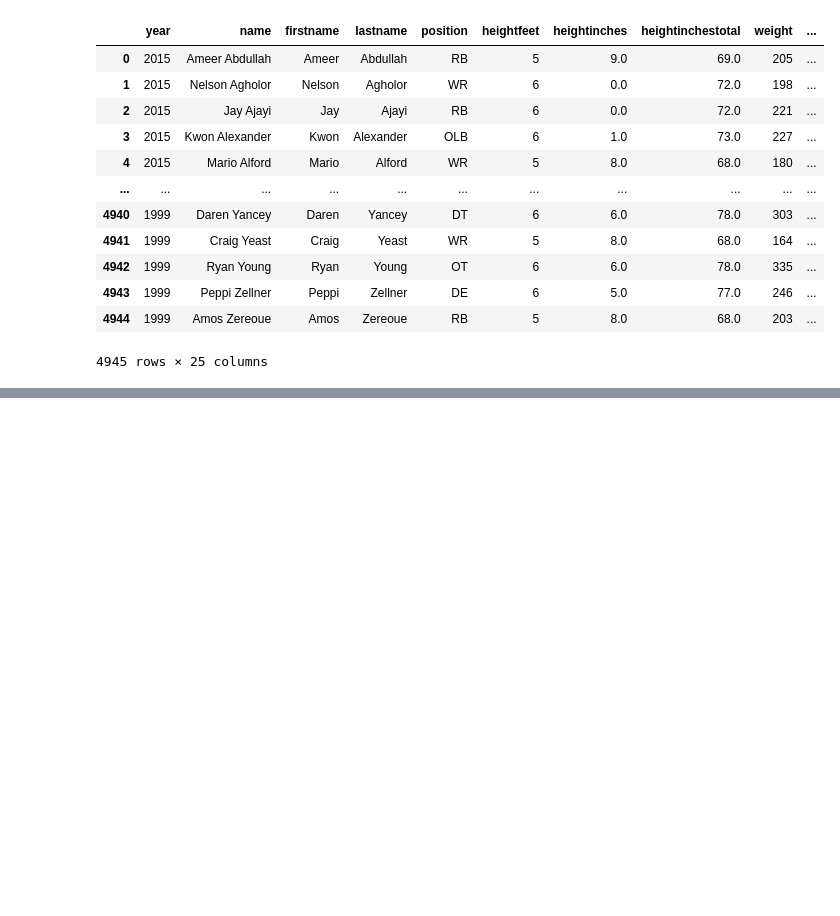
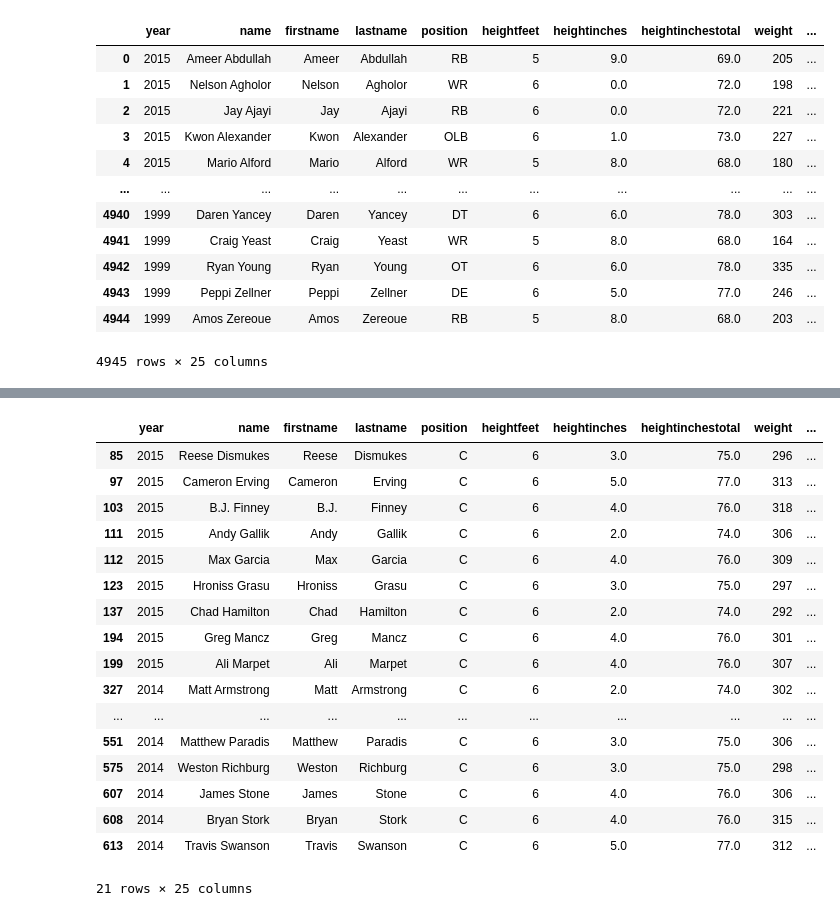
Before and after one commit to Pranav-Sukumar/NFL_Combine_Analysis, a Jupyter notebook: Srisai_Initial_Analysis/SrisaiNFL.ipynb, the cells around one changed output, grey strips where cells are left out. Saved outputs shown, nothing was run; the diff lists cells and outputs as text; code cells hidden in the pictures; blank space fills up the shorter version.

Commit message:
Got tables for positions

```diff
--- a/Srisai_Initial_Analysis/SrisaiNFL.ipynb
+++ b/Srisai_Initial_Analysis/SrisaiNFL.ipynb
@@ -22,3 +28,9 @@ raw_data
 | 4943 | 1999 | Peppi Zellner | Peppi | Zellner | DE | 6 | 5.0 | 77.0 | 246 | ... |
 | 4944 | 1999 | Amos Zereoue | Amos | Zereoue | RB | 5 | 8.0 | 68.0 | 203 | ... |
 4945 rows × 25 columns
+# %%
+ot_data = raw_data.loc[raw_data['position'] == 'OT']
+dt_data = raw_data.loc[raw_data['position'] == 'DT']
+og_data = raw_data.loc[raw_data['position'] == 'OG']
+c_data = raw_data.loc[raw_data['position'] == 'C']
+nt_data = raw_data.loc[raw_data['position'] == 'NT']
@@ -24,0 +85,21 @@ raw_data
+# %%
+c_data
+# %% [output]
+|  | year | name | firstname | lastname | position | heightfeet | heightinches | heightinchestotal | weight | ... |
+| 85 | 2015 | Reese Dismukes | Reese | Dismukes | C | 6 | 3.0 | 75.0 | 296 | ... |
+| 97 | 2015 | Cameron Erving | Cameron | Erving | C | 6 | 5.0 | 77.0 | 313 | ... |
+| 103 | 2015 | B.J. Finney | B.J. | Finney | C | 6 | 4.0 | 76.0 | 318 | ... |
+| 111 | 2015 | Andy Gallik | Andy | Gallik | C | 6 | 2.0 | 74.0 | 306 | ... |
+| 112 | 2015 | Max Garcia | Max | Garcia | C | 6 | 4.0 | 76.0 | 309 | ... |
+| 123 | 2015 | Hroniss Grasu | Hroniss | Grasu | C | 6 | 3.0 | 75.0 | 297 | ... |
+| 137 | 2015 | Chad Hamilton | Chad | Hamilton | C | 6 | 2.0 | 74.0 | 292 | ... |
+| 194 | 2015 | Greg Mancz | Greg | Mancz | C | 6 | 4.0 | 76.0 | 301 | ... |
+| 199 | 2015 | Ali Marpet | Ali | Marpet | C | 6 | 4.0 | 76.0 | 307 | ... |
+| 327 | 2014 | Matt Armstrong | Matt | Armstrong | C | 6 | 2.0 | 74.0 | 302 | ... |
+| ... | ... | ... | ... | ... | ... | ... | ... | ... | ... | ... |
+| 551 | 2014 | Matthew Paradis | Matthew | Paradis | C | 6 | 3.0 | 75.0 | 306 | ... |
+| 575 | 2014 | Weston Richburg | Weston | Richburg | C | 6 | 3.0 | 75.0 | 298 | ... |
+| 607 | 2014 | James Stone | James | Stone | C | 6 | 4.0 | 76.0 | 306 | ... |
+| 608 | 2014 | Bryan Stork | Bryan | Stork | C | 6 | 4.0 | 76.0 | 315 | ... |
+| 613 | 2014 | Travis Swanson | Travis | Swanson | C | 6 | 5.0 | 77.0 | 312 | ... |
+21 rows × 25 columns
```
Also changed, not shown: parts of 7 cells of this notebook.
